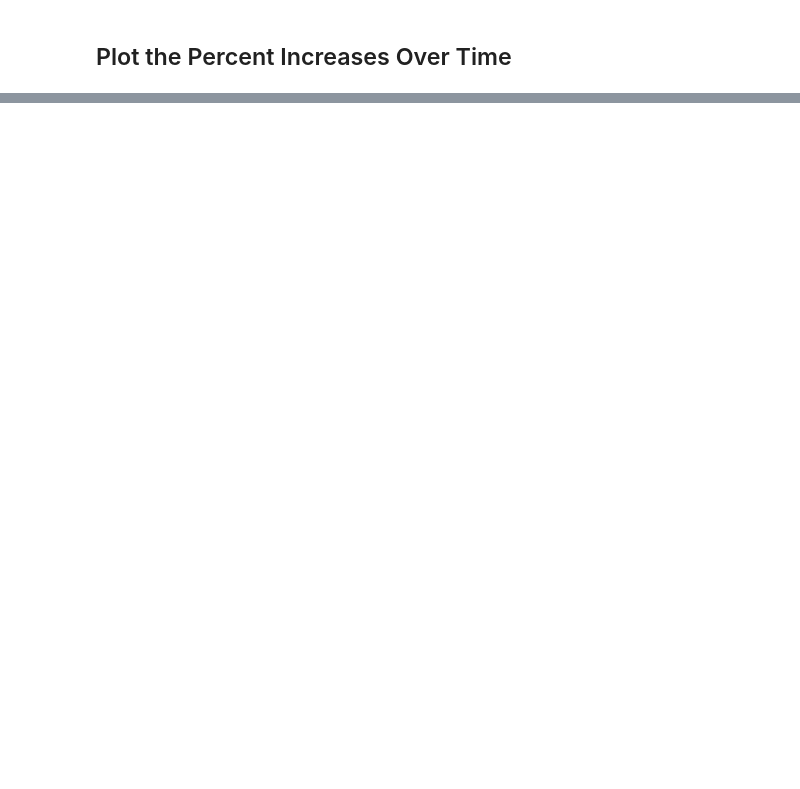
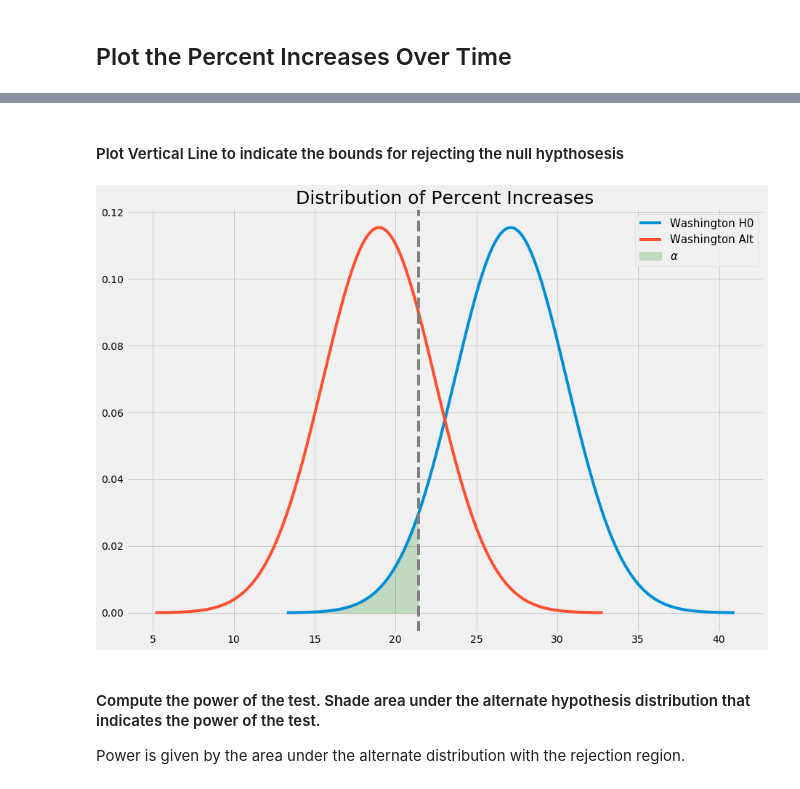
Before and after one commit to tylerjwoods/covid-19, a Jupyter notebook: COVID-19-USA-Percent-Change.ipynb, the cells around one changed output, grey strips where cells are left out. Cells and saved outputs as stored; diff of their text form; code cells hidden in the pictures; blank space fills up the shorter version.

```diff
--- a/COVID-19-USA-Percent-Change.ipynb
+++ b/COVID-19-USA-Percent-Change.ipynb
@@ -199,0 +358,2 @@ generate_labels(ax)
+# %%
+washington_alt = get_distribution(wash_ave_pre*0.7, wash_std_error_pre)
@@ -199,0 +382,12 @@ generate_labels(ax)
+# %%
+def generate_labels_dist(ax1):
+    ax1.legend(fontsize=15)
+    ax1.set_title('Distribution of Percent Increases', fontsize=25)
+# %%
+fig, ax = plt.subplots(figsize=(14,10))
+
+plot_distribution(ax, washington_pre_dist, wash_ave_pre,
+                  wash_std_error_pre, 'Washington H0')
+plot_distribution(ax, washington_alt, wash_ave_pre*0.7,
+                  wash_std_error_pre, 'Washington Alt')
+generate_labels_dist(ax)
@@ -199,0 +396,32 @@ generate_labels(ax)
+# %% [markdown]
+#### Plot Vertical Line to indicate the bounds for rejecting the null hypthosesis
+# %%
+def plot_rejection_region(ax, distribution, mean, std_error):
+    '''Plot a vertical line to indicate the bounds for rejecting the null hypothesis,
+    assuming a signficance level of 0.05.'''
+
+    t = np.linspace(mean - 4*std_error, mean + 4*std_error, num=250)
+
+    critical_value_left = distribution.ppf(.05)
+
+    ax.axvline(critical_value_left, color="grey", linestyle="--")
+
+    tneg = t[t <= critical_value_left]
+    ax.fill_between(tneg, 0, distribution.pdf(tneg),
+                   color='green', alpha=0.2, label=r"$\alpha$")
+    ax.legend()
+# %%
+fig, ax = plt.subplots(figsize=(14,10))
+plot_distribution(ax, washington_pre_dist, wash_ave_pre,
+                  wash_std_error_pre, 'Washington H0')
+plot_distribution(ax, washington_alt, wash_ave_pre*0.7,
+                  wash_std_error_pre, 'Washington Alt')
+plot_rejection_region(ax, washington_pre_dist, wash_ave_pre,
+                      wash_std_error_pre)
+generate_labels_dist(ax)
+# %% [output]
+[figure, added]
+# %% [markdown]
+#### Compute the power of the test. Shade area under the alternate hypothesis distribution that indicates the power of the test.
+
+Power is given by the area under the alternate distribution with the rejection region.
```
Also changed, not shown: parts of 61 cells of this notebook.
